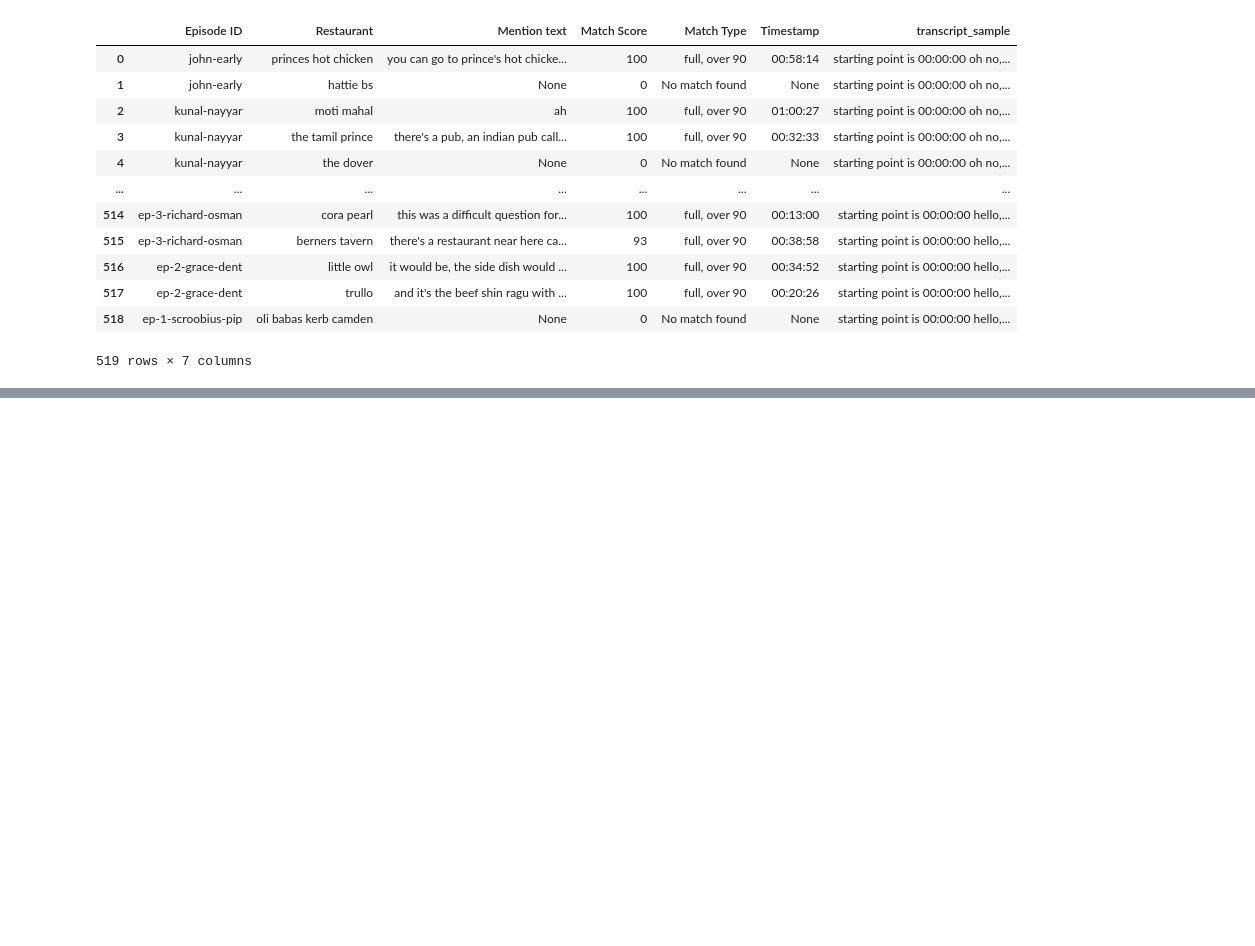
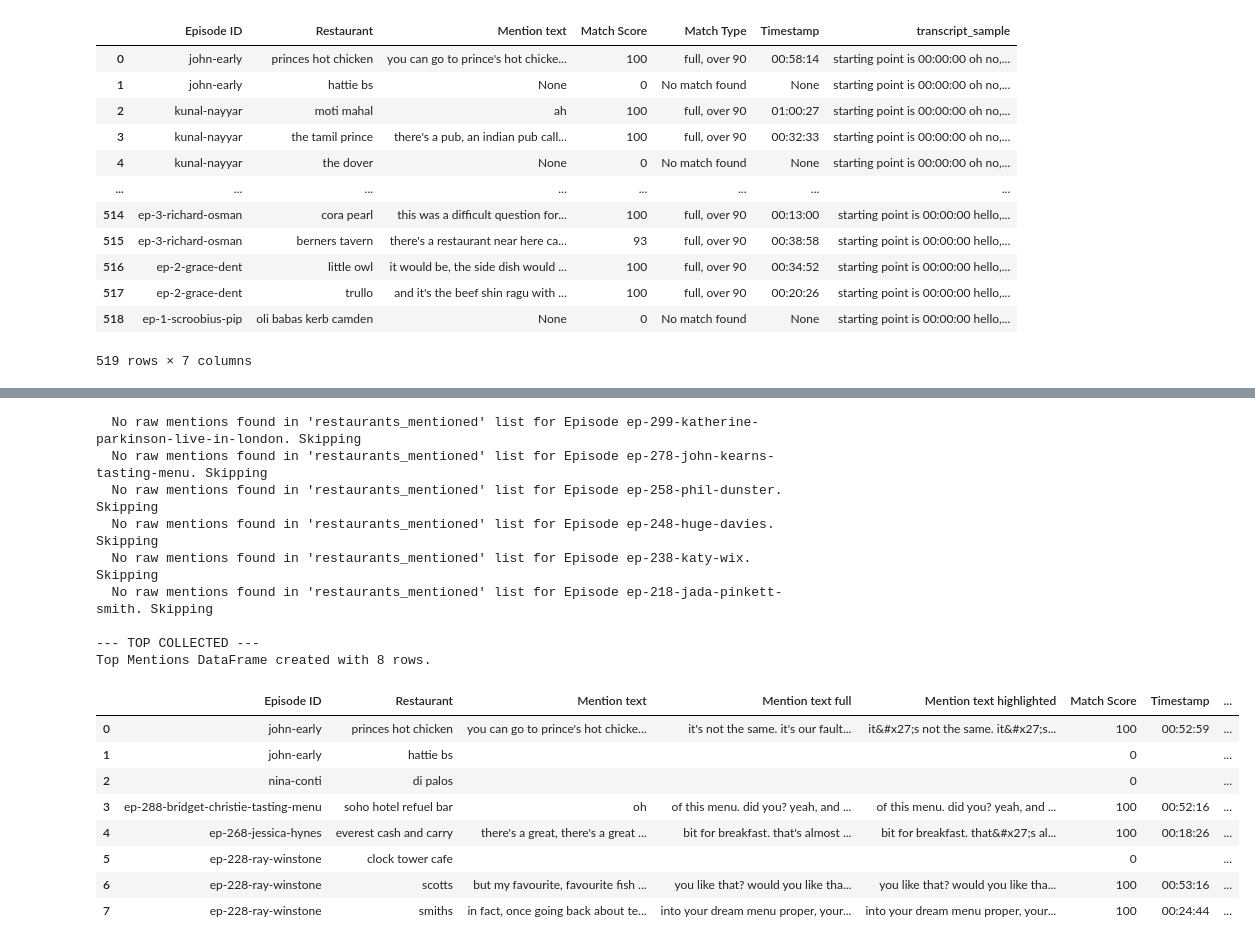
Before and after one commit to JAnders228/off-menu-restaurant-mention-locator, a Jupyter notebook: notebooks/V2_new_names_sandbox.ipynb, the cells around one changed output, grey strips where cells are left out. Cells and saved outputs as stored; diff of their text form; code cells hidden in the pictures; blank space fills up the shorter version.

```diff
--- a/notebooks/V2_new_names_sandbox.ipynb
+++ b/notebooks/V2_new_names_sandbox.ipynb
@@ -3009,0 +4228,29 @@ easy_wins_df
+# %%
+# --- Test: New fuzzymatching with expanded match text on 10 sample eps ---
+
+top_mentions_expanded_df = find_top_match_and_timestamps_v6(first_ten_metadata_timestamps_df , 90)
+
+# --- Convert list into dataframe, print output ---
+
+print(f"\n--- TOP COLLECTED ---")
+print(f"Top Mentions DataFrame created with {len(top_mentions_expanded_df)} rows.")
+top_mentions_expanded_df
+# %% [output]
+  No raw mentions found in 'restaurants_mentioned' list for Episode ep-299-katherine-parkinson-live-in-london. Skipping
+  No raw mentions found in 'restaurants_mentioned' list for Episode ep-278-john-kearns-tasting-menu. Skipping
+  No raw mentions found in 'restaurants_mentioned' list for Episode ep-258-phil-dunster. Skipping
+  No raw mentions found in 'restaurants_mentioned' list for Episode ep-248-huge-davies. Skipping
+  No raw mentions found in 'restaurants_mentioned' list for Episode ep-238-katy-wix. Skipping
+  No raw mentions found in 'restaurants_mentioned' list for Episode ep-218-jada-pinkett-smith. Skipping
+
+--- TOP COLLECTED ---
+Top Mentions DataFrame created with 8 rows.
+|  | Episode ID | Restaurant | Mention text | Mention text full | Mention text highlighted | Match Score | Timestamp | ... |
+| 0 | john-early | princes hot chicken | you can go to prince's hot chicke... | it's not the same. it's our fault... | it&#x27;s not the same. it&#x27;s... | 100 | 00:52:59 | ... |
+| 1 | john-early | hattie bs |  |  |  | 0 |  | ... |
+| 2 | nina-conti | di palos |  |  |  | 0 |  | ... |
+| 3 | ep-288-bridget-christie-tasting-menu | soho hotel refuel bar | oh | of this menu. did you? yeah, and ... | of this menu. did you? yeah, and ... | 100 | 00:52:16 | ... |
+| 4 | ep-268-jessica-hynes | everest cash and carry | there's a great, there's a great ... | bit for breakfast. that's almost ... | bit for breakfast. that&#x27;s al... | 100 | 00:18:26 | ... |
+| 5 | ep-228-ray-winstone | clock tower cafe |  |  |  | 0 |  | ... |
+| 6 | ep-228-ray-winstone | scotts | but my favourite, favourite fish ... | you like that? would you like tha... | you like that? would you like tha... | 100 | 00:53:16 | ... |
+| 7 | ep-228-ray-winstone | smiths | in fact, once going back about te... | into your dream menu proper, your... | into your dream menu proper, your... | 100 | 00:24:44 | ... |
```
Also changed, not shown: parts of 26 cells of this notebook, 5 other files.
